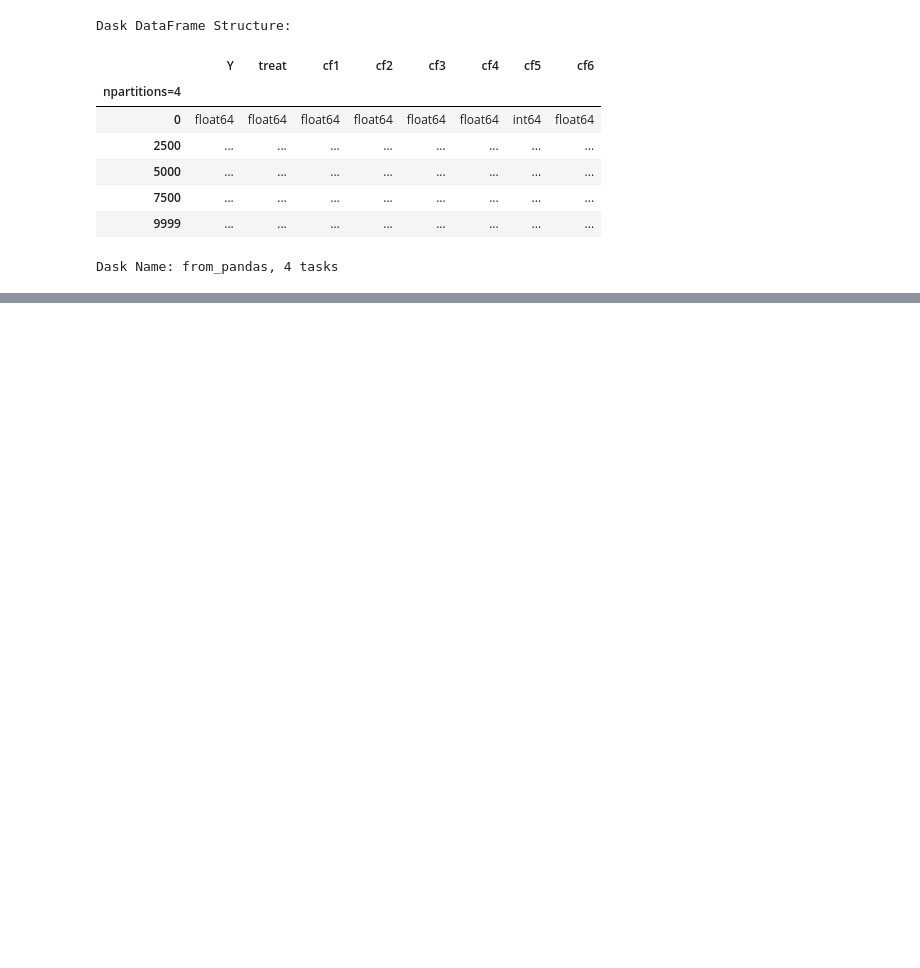
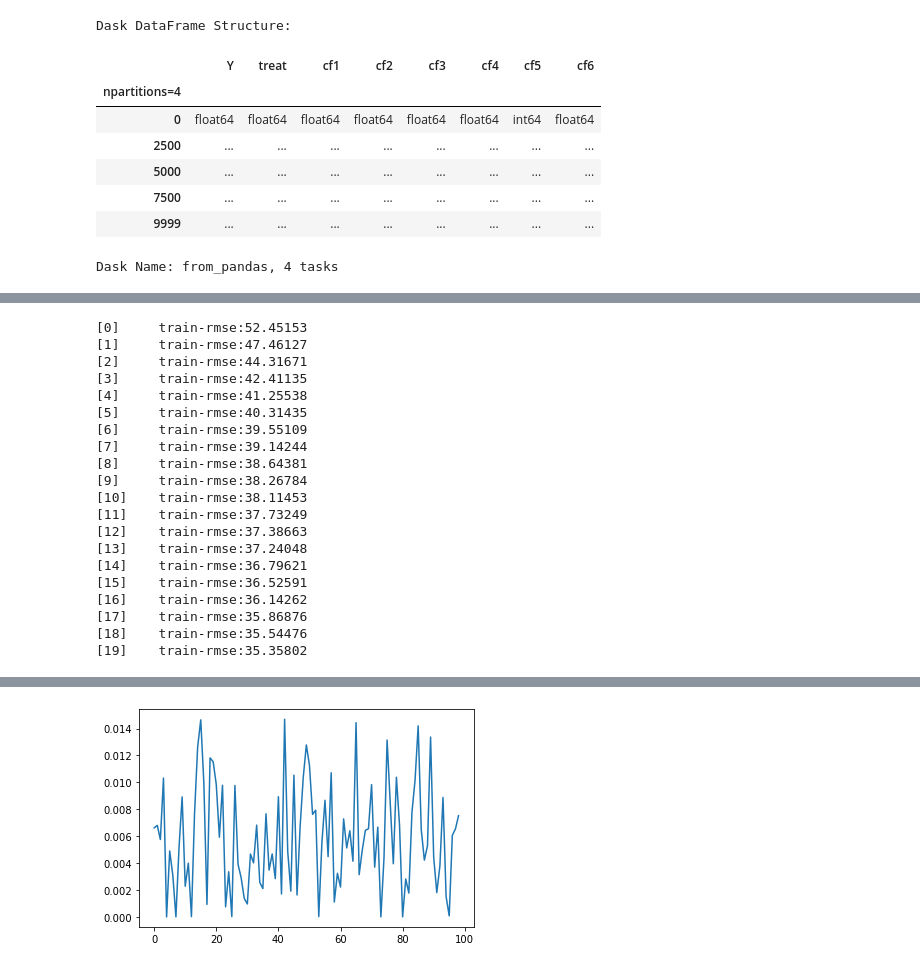
Before and after one commit to NSAPH-Software/pycausalgps, a Jupyter notebook: notebooks/esitmate_gps_part1.ipynb, the cells around one changed output, grey strips where cells are left out. Saved outputs shown, nothing was run; the diff lists cells and outputs as text; code cells hidden in the pictures; blank space fills up the shorter version.

```diff
--- a/notebooks/esitmate_gps_part1.ipynb
+++ b/notebooks/esitmate_gps_part1.ipynb
@@ -141,16 +141,4 @@ ddf_enc.head()
 # percent of training data
 
 tr_pr = 0.8
-parametric = False
+parametric = True
-# %%
-# Step 5
-from dask_ml.model_selection import train_test_split
-
-# create training data
-## features
-X = ddf_enc.drop(["Y", "treat"], axis=1).copy()
-
-# label
-y = ddf_enc["Y"].copy()
-
-X_train, X_test, y_train, y_test = train_test_split(X, y, train_size= tr_pr, random_state=123, shuffle=True)
@@ -175,7 +172,7 @@ if parametric:
         {"verbosity":2, "objective":"reg:squarederror"},
         dtrain,
         num_boost_round=20,
-        evals=[(dtrain, "train")],
+        evals=[(dtrain, "train")]
     )
     # predict gps value for all data
     e_gps = xgb.dask.predict(client, output, dall_data)
@@ -184,3 +181,24 @@ if parametric:
     e_gps_std = e_gps_obj.compute()
     gps = norm.pdf(ddf_enc["treat"], e_gps, e_gps_std)
     plt.plot(gps[1:100])
+# %% [output]
+[0]     train-rmse:52.45153
+[1]     train-rmse:47.46127
+[2]     train-rmse:44.31671
+[3]     train-rmse:42.41135
+[4]     train-rmse:41.25538
+[5]     train-rmse:40.31435
+[6]     train-rmse:39.55109
+[7]     train-rmse:39.14244
+[8]     train-rmse:38.64381
+[9]     train-rmse:38.26784
+[10]    train-rmse:38.11453
+[11]    train-rmse:37.73249
+[12]    train-rmse:37.38663
+[13]    train-rmse:37.24048
+[14]    train-rmse:36.79621
+[15]    train-rmse:36.52591
+[16]    train-rmse:36.14262
+[17]    train-rmse:35.86876
+[18]    train-rmse:35.54476
+[19]    train-rmse:35.35802
@@ -187,3 +222,4 @@ if parametric:
+[figure, added]
 # %%
 # Step 7
 
```
Also changed, not shown: parts of 8 cells of this notebook, 7 other files.
